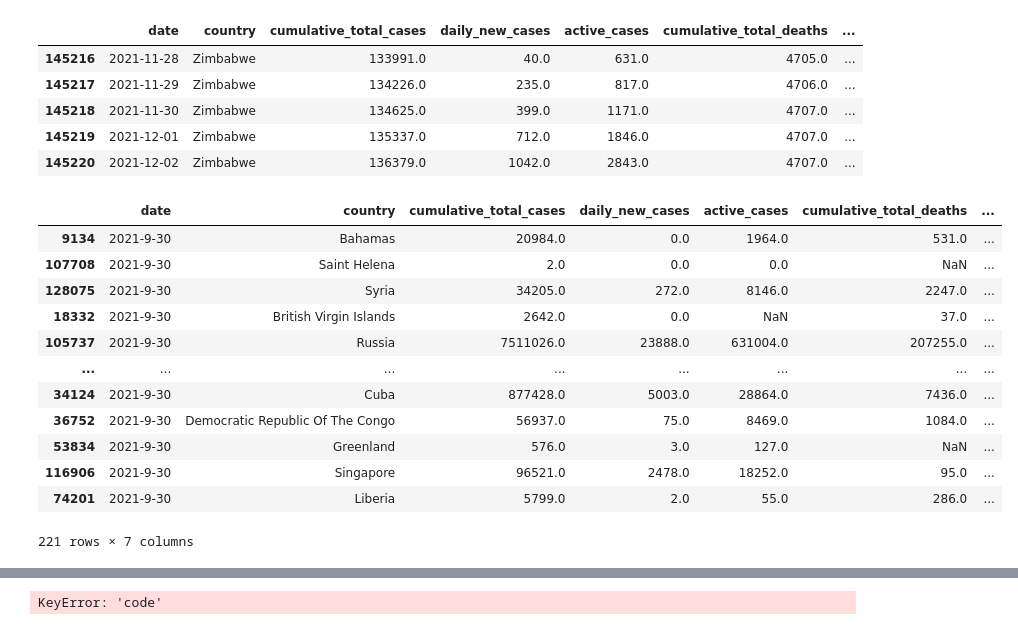
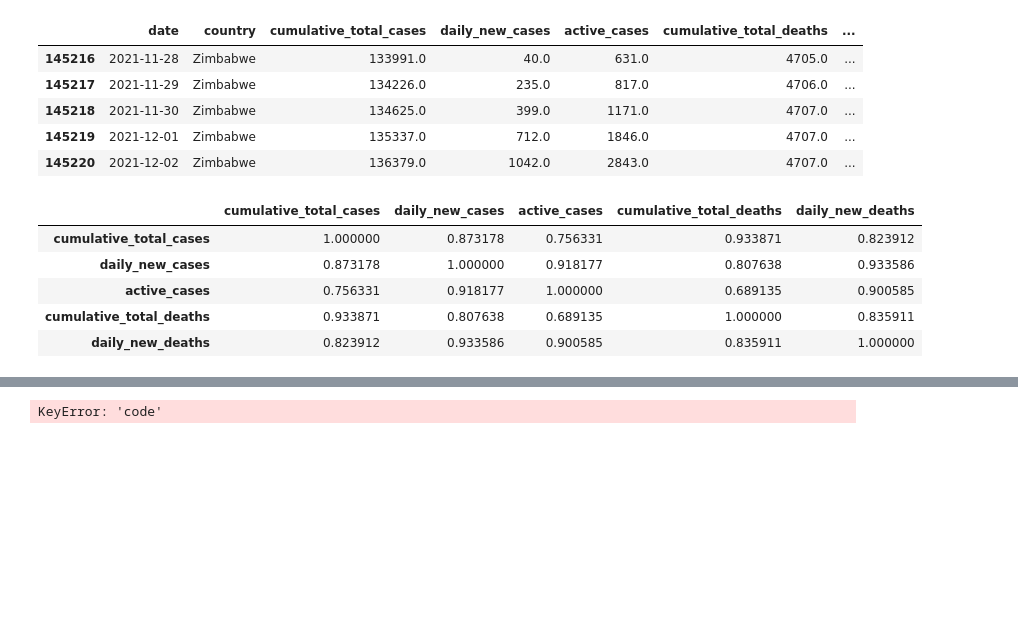
Before and after one commit to DominikaRzez/CovidVaccinationAnalysis, a Jupyter notebook: Global analysis.ipynb, the cells around one changed output, grey strips where cells are left out. Cells and saved outputs as stored; diff of their text form; code cells hidden in the pictures; blank space fills up the shorter version.

```diff
--- a/Global analysis.ipynb
+++ b/Global analysis.ipynb
@@ -43,30 +44,23 @@ covid_metadata_df.tail()
 # %%
 # Generate a summary statistics table of mean, median, variance, standard deviation, and SEM of the tumor volume for each regimen
 
 covid_metadata_cumulative_df=covid_metadata_df.sort_values('date').groupby('country').tail(1)
 covid_metadata_cumulative_df
 
 country = covid_metadata_cumulative_df['country']
 covid_cumulative_1 = covid_metadata_cumulative_df['cumulative_total_cases']
 covid_cumulative_2 = covid_metadata_cumulative_df['cumulative_total_deaths']
 summary_covid_df = pd.DataFrame({"Country": country, "total_cases": covid_cumulative_1,"total_deaths": covid_cumulative_2})
 summary_covid_df
 
-covid_metadata_cumulative_df
+covid_metadata_cumulative_df.corr()
 # %% [output]
-|  | date | country | cumulative_total_cases | daily_new_cases | active_cases | cumulative_total_deaths | ... |
-| 9134 | 2021-9-30 | Bahamas | 20984.0 | 0.0 | 1964.0 | 531.0 | ... |
-| 107708 | 2021-9-30 | Saint Helena | 2.0 | 0.0 | 0.0 | NaN | ... |
-| 128075 | 2021-9-30 | Syria | 34205.0 | 272.0 | 8146.0 | 2247.0 | ... |
-| 18332 | 2021-9-30 | British Virgin Islands | 2642.0 | 0.0 | NaN | 37.0 | ... |
-| 105737 | 2021-9-30 | Russia | 7511026.0 | 23888.0 | 631004.0 | 207255.0 | ... |
-| ... | ... | ... | ... | ... | ... | ... | ... |
-| 34124 | 2021-9-30 | Cuba | 877428.0 | 5003.0 | 28864.0 | 7436.0 | ... |
-| 36752 | 2021-9-30 | Democratic Republic Of The Congo | 56937.0 | 75.0 | 8469.0 | 1084.0 | ... |
-| 53834 | 2021-9-30 | Greenland | 576.0 | 3.0 | 127.0 | NaN | ... |
-| 116906 | 2021-9-30 | Singapore | 96521.0 | 2478.0 | 18252.0 | 95.0 | ... |
-| 74201 | 2021-9-30 | Liberia | 5799.0 | 2.0 | 55.0 | 286.0 | ... |
+|  | cumulative_total_cases | daily_new_cases | active_cases | cumulative_total_deaths | daily_new_deaths |
+| cumulative_total_cases | 1.000000 | 0.873178 | 0.756331 | 0.933871 | 0.823912 |
+| daily_new_cases | 0.873178 | 1.000000 | 0.918177 | 0.807638 | 0.933586 |
+| active_cases | 0.756331 | 0.918177 | 1.000000 | 0.689135 | 0.900585 |
+| cumulative_total_deaths | 0.933871 | 0.807638 | 0.689135 | 1.000000 | 0.835911 |
+| daily_new_deaths | 0.823912 | 0.933586 | 0.900585 | 0.835911 | 1.000000 |
-221 rows × 7 columns
 # %%
 x_values_1 = covid_metadata_cumulative_df["cumulative_total_cases"]
 y_values_1 = covid_metadata_cumulative_df["cumulative_total_deaths"]
```
Also changed, not shown: parts of 19 cells of this notebook.
